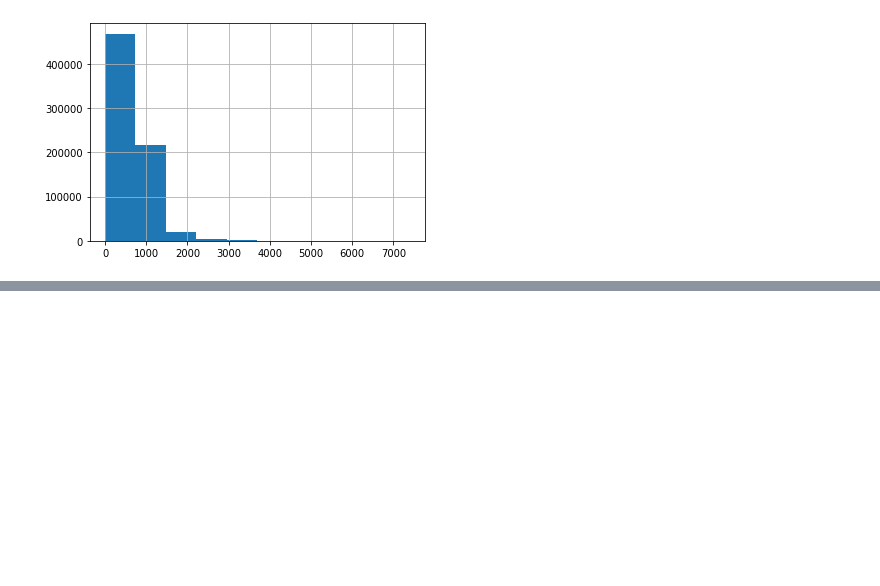
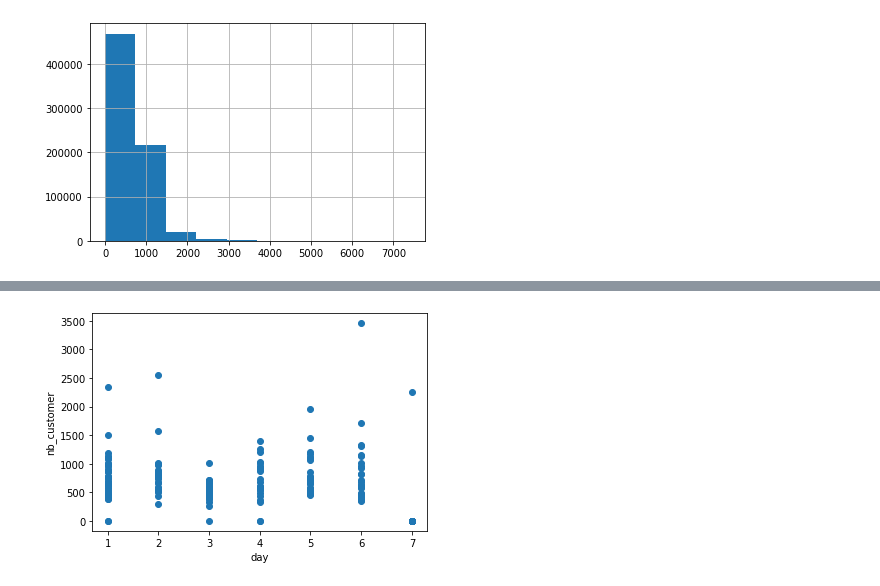
Before and after one commit to gleprince/kaggle-store-optimisation, a Jupyter notebook: guilhem.ipynb, the cells around one changed output, grey strips where cells are left out. Cells and saved outputs as stored; diff of their text form; code cells hidden in the pictures; blank space fills up the shorter version.

```diff
--- a/guilhem.ipynb
+++ b/guilhem.ipynb
@@ -145,0 +175,7 @@ plt.show()
+# %%
+plt.plot(X_test["day"],Yr_test,"o")
+plt.xlabel("day")
+plt.ylabel("nb_customer")
+plt.show()
+# %% [output]
+[figure, added]
```
Also changed, not shown: parts of 9 cells of this notebook.
